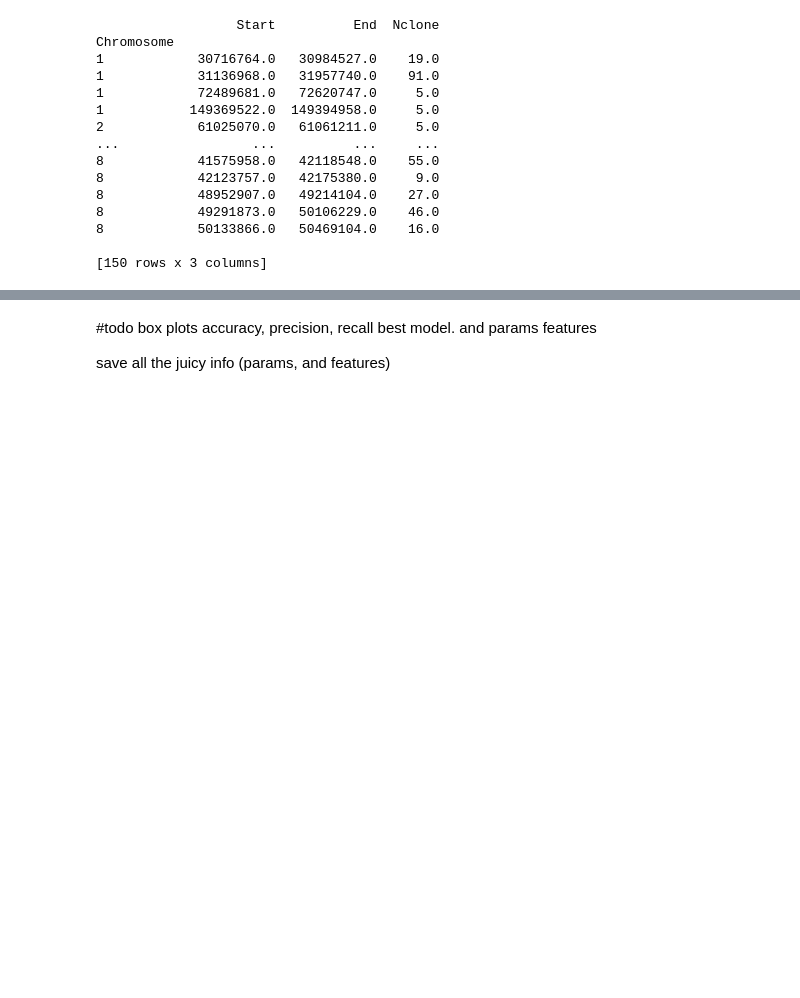
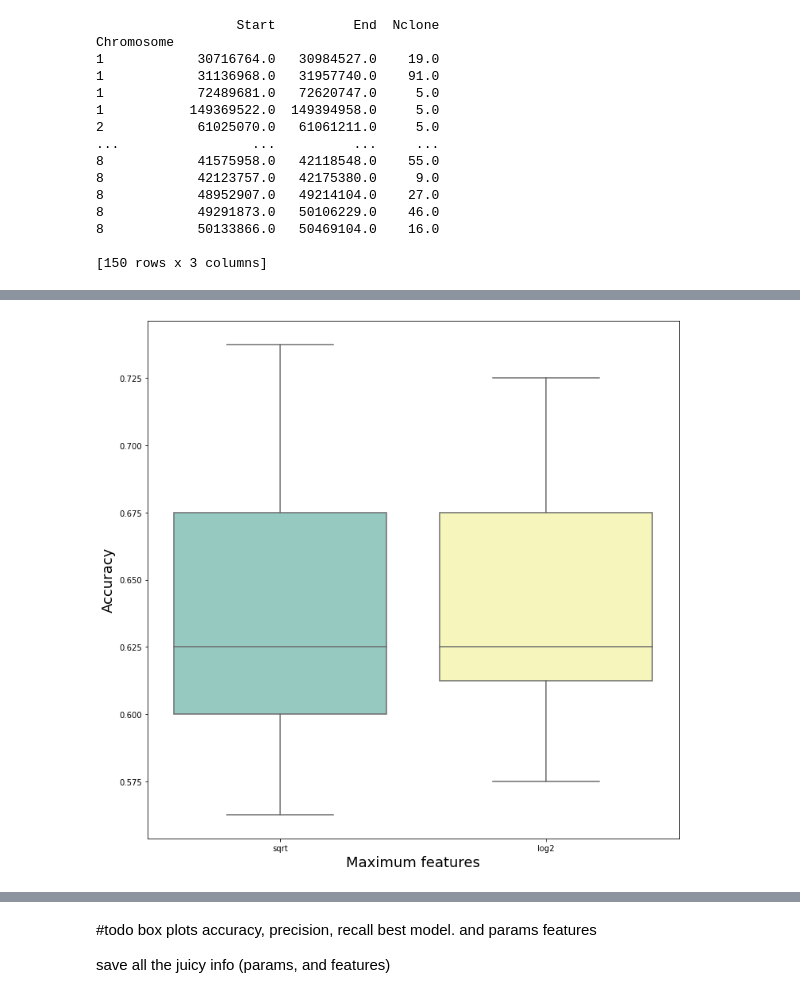
Before and after one commit to pbrizzolari/CATS, a Jupyter notebook: Random_forest_model.ipynb, the cells around one changed output, grey strips where cells are left out. Cells and saved outputs as stored; diff of their text form; code cells hidden in the pictures; blank space fills up the shorter version.

```diff
--- a/Random_forest_model.ipynb
+++ b/Random_forest_model.ipynb
@@ -113,0 +162,10 @@ modeller.all_accuracies
+# %%
+fig, ax = pyplot.subplots(figsize=(12,12))
+sns.boxplot(ax = ax, x="max_features", y=0, data=df, palette="Set3")
+ax.set_xlabel("Maximum features", size=18)
+ax.set_ylabel("Accuracy", size=18)
+#ax.set(xlabel='Accuracy', ylabel='Number of trees', size=14)
+plt.savefig("Figures/RF_features_boxplot.pdf")
+plt.show()
+# %% [output]
+[figure, added]
```
Also changed, not shown: parts of 13 cells of this notebook, 11 other files.
